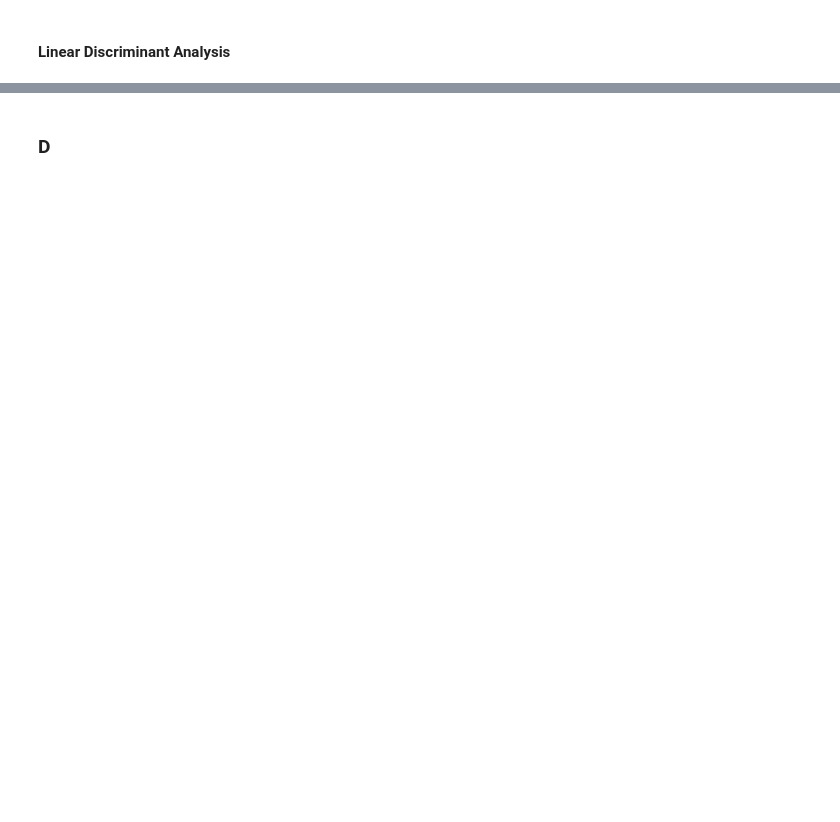
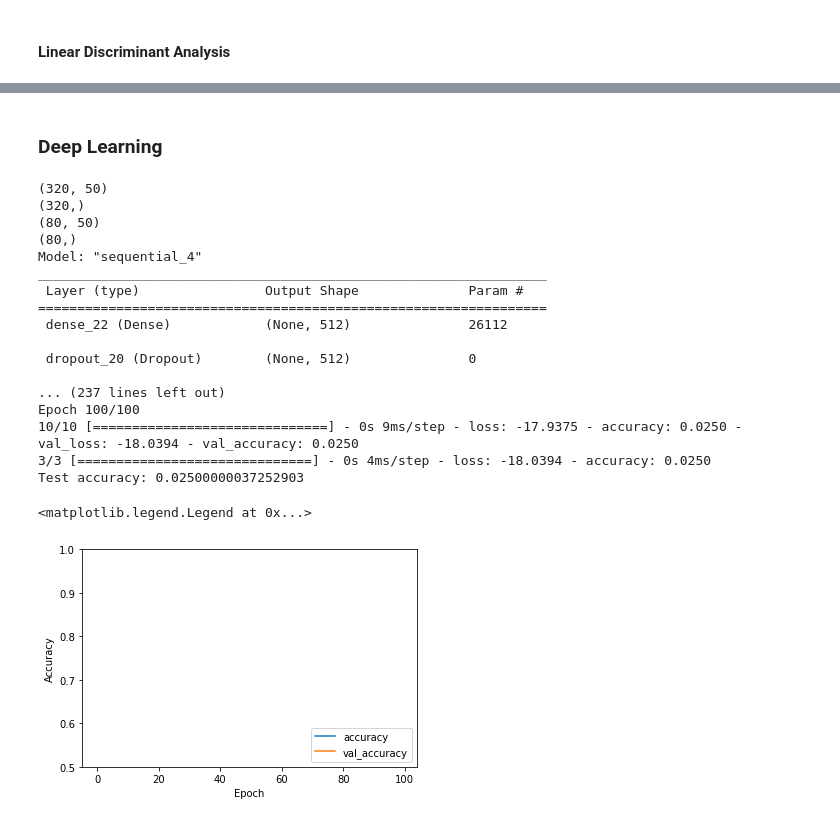
Before and after one commit to TheScorpoi/faa-face-recognition, a Jupyter notebook: src/main.ipynb, the cells around one changed output, grey strips where cells are left out. Cells and saved outputs as stored; diff of their text form; code cells hidden in the pictures; blank space fills up the shorter version.

Commit message:
deep learning

```diff
--- a/src/main.ipynb
+++ b/src/main.ipynb
@@ -880,5 +906,5 @@ support : 320
 
 Validation Curve for : LinearDiscriminantAnalysis
 [figure]
-# %% [markdown]
-### D
+# %% [markdown]
+### Deep Learning
@@ -884,0 +923,64 @@ Validation Curve for : LinearDiscriminantAnalysis
+# %%
+# CONVOLUTIONAL NEURAL NETWORKS
+
+print(X_train_pca.shape)
+print(y_train.shape)
+print(X_test_pca.shape)
+print(y_test.shape)
+
+model = Sequential()
+model.add(Dense(512, activation='relu', input_shape=(X_train_pca.shape[1],)))
+model.add(Dropout(0.2))
+model.add(Dense(256, activation='relu'))
+model.add(Dropout(0.2))
+model.add(Dense(128, activation='relu'))
+model.add(Dropout(0.2))
+model.add(Dense(64, activation='relu'))
+model.add(Dropout(0.2))
+model.add(Dense(32, activation='relu'))
+model.add(Dropout(0.2))
+model.add(Dense(16, activation='relu'))
+model.add(Dropout(0.2))
+model.add(Dense(8, activation='relu'))
+model.add(Dropout(0.2))
+model.add(Dense(4, activation='relu'))
+model.add(Dropout(0.2))
+model.add(Dense(2, activation='relu'))
+model.add(Dropout(0.2))
+model.add(Dense(1, activation='sigmoid'))
+
+model.summary()
+
+model.compile(optimizer='adam', loss='binary_crossentropy', metrics=['accuracy'])
+
+history = model.fit(X_train_pca, y_train, epochs=100, batch_size=32, validation_data=(X_test_pca, y_test))
+
+test_loss, test_acc = model.evaluate(X_test_pca, y_test)
+print('Test accuracy:', test_acc)
+
+plt.plot(history.history['accuracy'], label='accuracy')
+plt.plot(history.history['val_accuracy'], label = 'val_accuracy')
+plt.xlabel('Epoch')
+plt.ylabel('Accuracy')
+plt.ylim([0.5, 1])
+plt.legend(loc='lower right')
+# %% [output]
+(320, 50)
+(320,)
+(80, 50)
+(80,)
+Model: "sequential_4"
+_________________________________________________________________
+ Layer (type)                Output Shape              Param #
+=================================================================
+ dense_22 (Dense)            (None, 512)               26112
+
+ dropout_20 (Dropout)        (None, 512)               0
+
+... (237 lines left out)
+Epoch 100/100
+10/10 [==============================] - 0s 9ms/step - loss: -17.9375 - accuracy: 0.0250 - val_loss: -18.0394 - val_accuracy: 0.0250
+3/3 [==============================] - 0s 4ms/step - loss: -18.0394 - accuracy: 0.0250
+Test accuracy: 0.02500000037252903
+<matplotlib.legend.Legend at 0x...>
+[figure, added]
```
Also changed, not shown: parts of 17 cells of this notebook.
